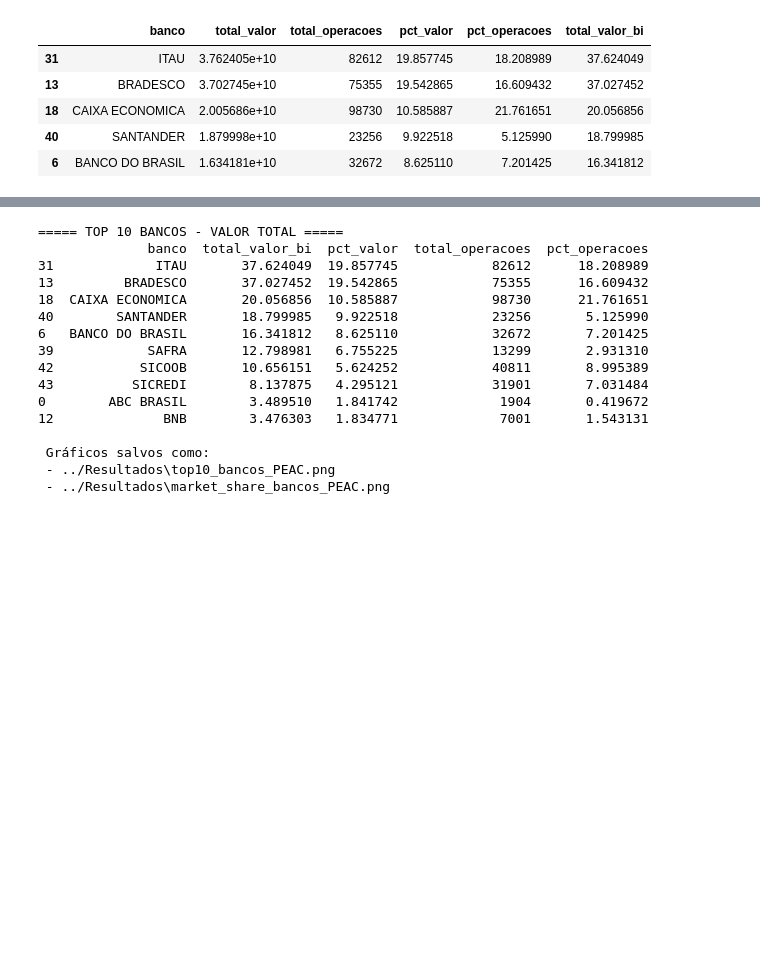
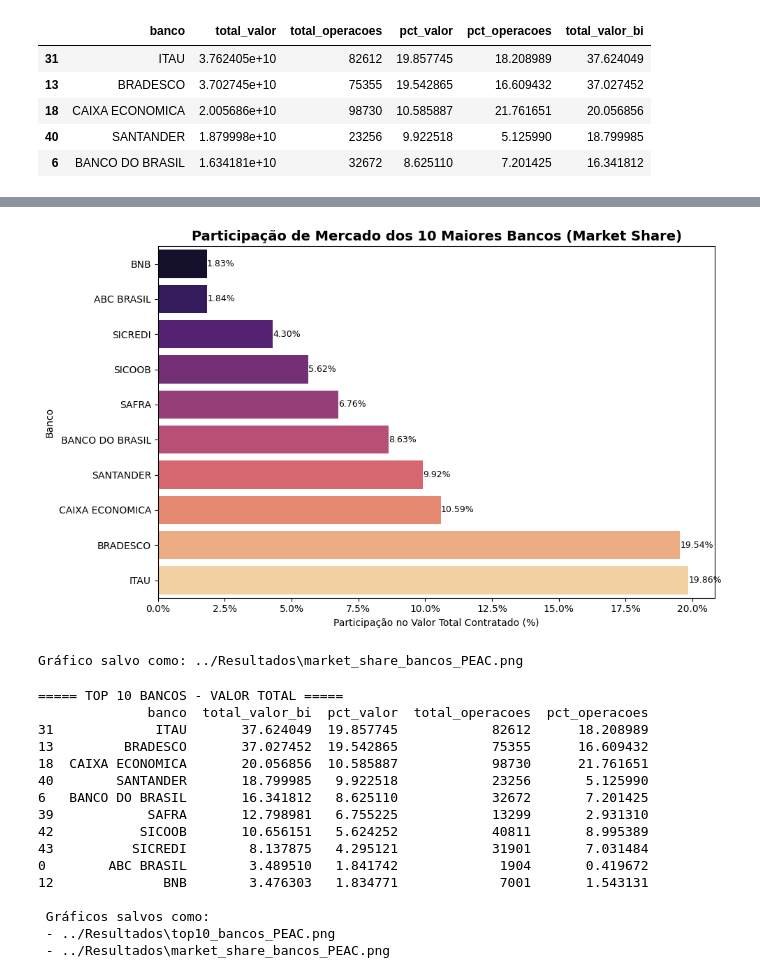
Before and after one commit to felbarreto/ProjetoAplicado-GRUPO19, a Jupyter notebook: Scripts/02_hipotese_2_bancos_concentracao.ipynb, the cells around one changed output, grey strips where cells are left out. Cells and saved outputs as stored; diff of their text form; code cells hidden in the pictures; blank space fills up the shorter version.

```diff
--- a/Scripts/02_hipotese_2_bancos_concentracao.ipynb
+++ b/Scripts/02_hipotese_2_bancos_concentracao.ipynb
@@ -130,33 +138,39 @@ plt.show()
 # %%
 # %%
 # ============ 8. Gráfico 2 - Market share ============
 top10_sorted = top10.sort_values("pct_valor", ascending=True)
 
 plt.figure(figsize=(10, 6))
 sns.barplot(
     data=top10_sorted,
     y="banco",
     x="pct_valor",
-    palette="magma"
+    hue="banco",
+    palette="magma",
+    legend=False
 )
+
 
 plt.title("Participação de Mercado dos 10 Maiores Bancos (Market Share)", fontsize=14, weight="bold")
 plt.xlabel("Participação no Valor Total Contratado (%)")
 plt.ylabel("Banco")
 plt.gca().xaxis.set_major_formatter(mtick.PercentFormatter(decimals=1))
 
 # Rótulos com porcentagens
 for i, v in enumerate(top10_sorted["pct_valor"]):
     plt.text(v, i, f"{v:.2f}%", va="center", fontsize=9)
 
 plt.tight_layout()
 
 # Salvar gráfico em Resultados
 caminho_grafico2 = os.path.join(PASTA_RESULTADOS, "market_share_bancos_PEAC.png")
 plt.savefig(caminho_grafico2, dpi=300, bbox_inches="tight")
 plt.show()
 
 print(f"Gráfico salvo como: {caminho_grafico2}")
+# %% [output]
+[figure, added]
+Gráfico salvo como: ../Resultados\market_share_bancos_PEAC.png
 # %%
 # %%
 # ============ 9. Mostrar resumo no terminal ============
```
Also changed, not shown: parts of 2 cells of this notebook, 1 other file.
